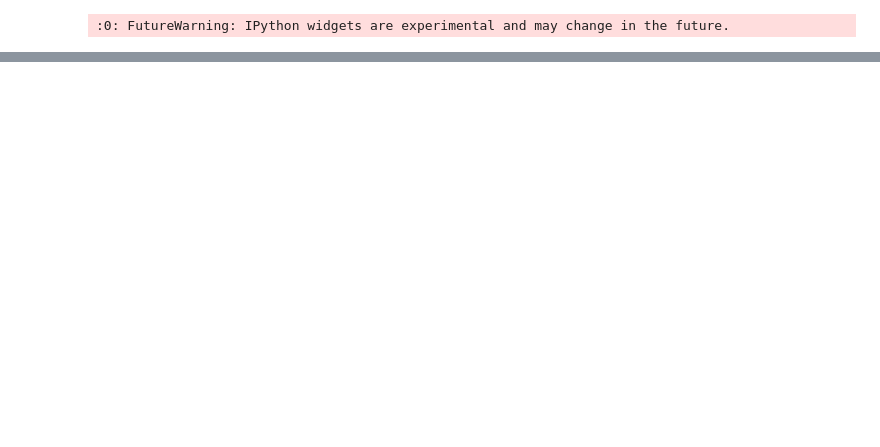
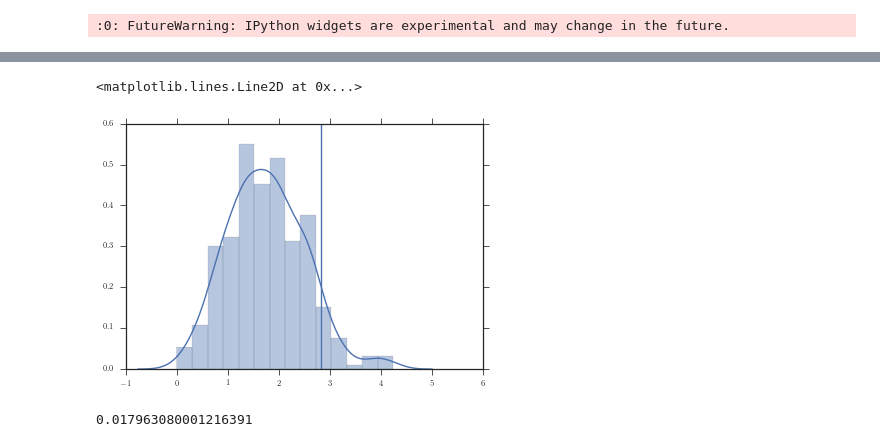
Before and after one commit to ttshimiz/bat-agn-sed-fitting-paper, a Jupyter notebook: ipython_notebooks/lbat-sfr-correlation.ipynb, the cells around one changed output, grey strips where cells are left out. Cells and saved outputs as stored; diff of their text form; code cells hidden in the pictures; blank space fills up the shorter version.

```diff
--- a/ipython_notebooks/lbat-sfr-correlation.ipynb
+++ b/ipython_notebooks/lbat-sfr-correlation.ipynb
@@ -30,12 +30,14 @@ radio_loud_sources = np.array(['PICTORA', '3C111.0', '3C120',
                               '2MASXJ23272195+1524375', 'PKS2331-240',
                               'HB890241+622', 'Mrk3'])
 bat_c12 = bat_c12.drop(radio_loud_sources)
-bat_c12.loc['UGC06728', 'lir_sf'] += 2.0
-bat_c12.loc['UGC06728', 'mdust'] += 2.0
+#bat_c12.loc['UGC06728', 'lir_sf'] += 2.0
+#bat_c12.loc['UGC06728', 'mdust'] += 2.0
+#bat_c12.loc['2MASXiJ1802473-145454', 'lir_sf'] += 2.0
+#bat_c12.loc['2MASXiJ1802473-145454', 'mdust'] += 2.0
 
 # Upload the info for the BAT AGN (i.e. AGN type, luminosity distance, redshift, etc)
 bat_info = pd.read_csv(data_dir+'bat_info.csv', index_col=0)
-bat_info.loc['UGC06728', 'Dist_[Mpc]'] = 292.0
+bat_c12['Redshift'] = bat_info['Redshift']
 
 # We need to calculate stellar masses for the BAT AGN using the method in Zibetti et al 2009 since this method was used
 # for both the KINGFISH and HRS galaxies. I use the AGN subtracted SDSS photometry from Koss et al 2011 and the g-i color
@@ -51,9 +53,9 @@ bat_c12['Mstar'] = (-0.963 + 1.032*(bat_koss['SDSS_g_Koss'] - bat_koss['SDSS_i_K
 
 # Calculate the SFR
 bat_c12['sfr'] = bat_c12['lir_sf'] + np.log10(3.846e33) - np.log10(2.57e43)
-bat_c12['sfr_68_up'] = bat_c12['lir_sf_err_high']
-bat_c12['sfr_68_down'] = bat_c12['lir_sf_err_low']
-bat_c12['sfr_err'] = np.max(np.vstack([bat_c12['lir_sf_err_high'], bat_c12['lir_sf_err_low']]), axis=0)
+bat_c12['sfr_68_up'] = np.sqrt(bat_c12['lir_sf_err_high']**2 + 0.2**2)
+bat_c12['sfr_68_down'] = np.sqrt(bat_c12['lir_sf_err_low']**2 + 0.2**2)
+bat_c12['sfr_err'] = np.max(np.vstack([bat_c12['sfr_68_up'], bat_c12['sfr_68_down']]), axis=0)
 
 # Upload the 14-195 keV flux and calculate the luminosity
 bat_flux = pd.read_csv(data_dir+'bat_bat_flux.csv', index_col=0)
@@ -351,0 +363,13 @@ len(sfr_ms) + len(sfr_below2)
+# %%
+bat_lbol = x*1.1157-4.2280
+bat_lsf = y + np.log10(2.57e43)
+bat_accretion_rate = bat_lbol - np.log10(0.1) - np.log10(3e10**2) - np.log10(2e33)+np.log10(86400.*365.)
+sn.distplot(y-bat_accretion_rate)
+plt.axvline(np.log10(1/1.5e-3))
+# %% [output]
+<matplotlib.lines.Line2D at 0x...>
+[figure, added]
+# %%
+1/10**np.median(y-bat_accretion_rate)
+# %% [output]
+0.017963080001216391
```
Also changed, not shown: parts of 14 cells of this notebook, 14 other files.
